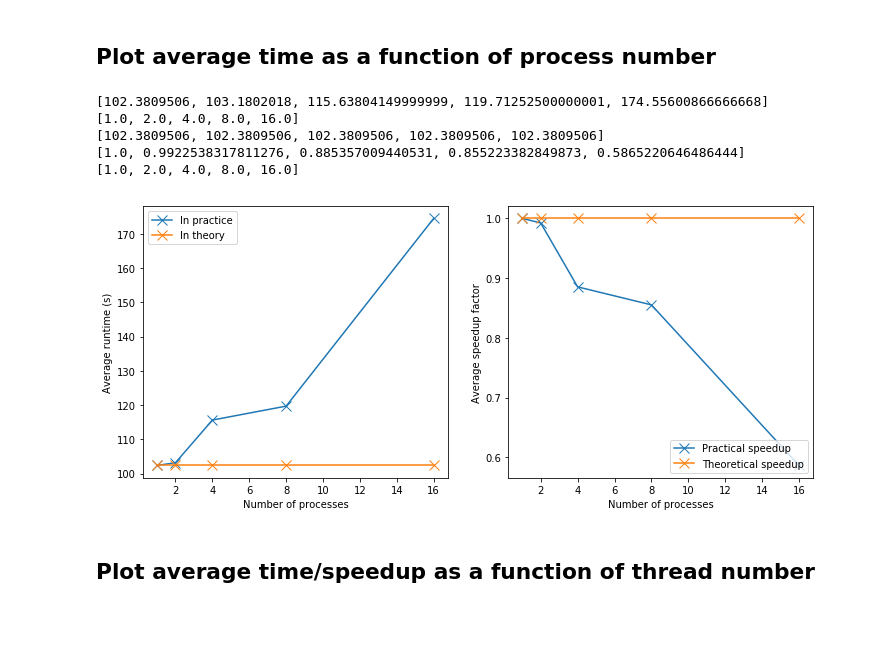
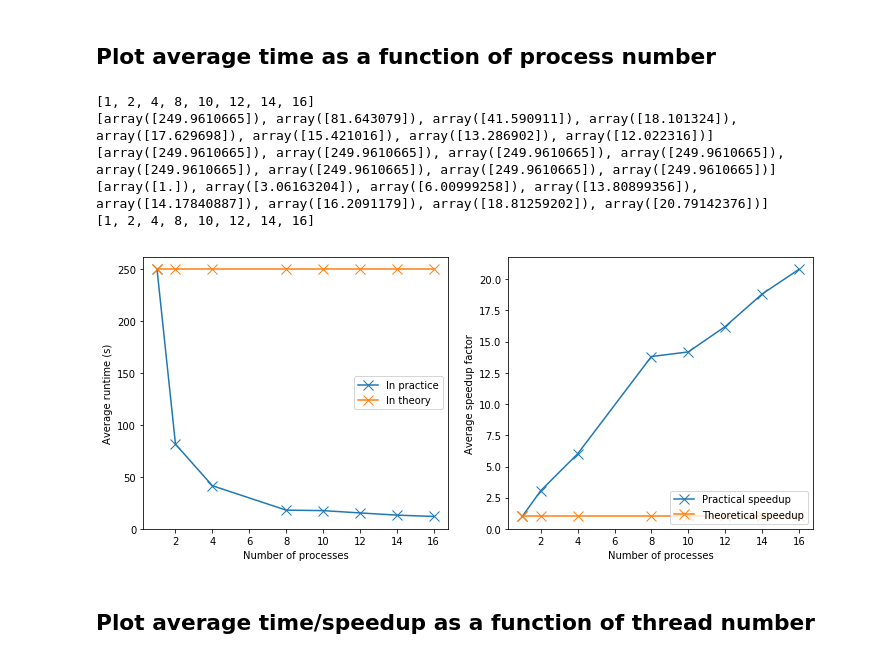
Before and after one commit to tcrasset/Wave-propagation, a Jupyter notebook: Scripts/plot.ipynb, the cells around one changed output. Cells and saved outputs as stored; diff of their text form; code cells hidden in the pictures; blank space fills up the shorter version.

Commit message:
Modify weak scaling plot

```diff
--- a/Scripts/plot.ipynb
+++ b/Scripts/plot.ipynb
@@ -328,9 +184,9 @@ fig_speedup.savefig("Speedup_threads_processes_detail.svg")
 # %% [markdown]
 # Weak scaling
 # %%
-directory = "/home/tom/Documents/Uliege/Master2/HPC/Project2/Report/stats/weakscaling/process"
+directory = "/home/tom/Documents/Uliege/Master2/HPC/Project2/Report/stats/weakscaling/"
 
-files = [filename for filename in os.listdir(directory) if filename.startswith("statistics_for_weakscaling")]
+files = [filename for filename in os.listdir(directory) if filename.startswith("statistics_explicit_weakscaling")]
 
 
 all_dataframes = []
@@ -344,6 +200,6 @@ for f in files:
 pd.set_option('display.max_rows', 1000)
 combined_df = pd.concat(all_dataframes)
 combined_df = combined_df.dropna()
-combined_df
+combined_df.sort_values(by=['Number of processes', 'Number of threads'])
 # %% [output]
 |  | Scheme | Process number | Number of processes | Number of threads | Time per process | DeltaX | DeltaY | ... |
@@ -366,4 +222,4 @@ combined_df
 # %%
-groupby_df = combined_df.groupby(['Number of processes','Number of threads']).mean().reset_index()
-groupby_df
+groupby_df = combined_df.groupby(['Number of processes','Number of threads']).median().reset_index()
+groupby_df.sort_values(by=['Number of processes', 'Number of threads'])
 # %% [output]
@@ -381,48 +247,47 @@ fig, (ax1, ax2) = plt.subplots(1,2, figsize=(12,5))
 
 meanTimePerNbThreads = []
 theoreticalMeanTime = []
-for index,i in enumerate(groupby_df['Number of processes'].unique()):
-    meanTimePerNbThreads.append(groupby_df[groupby_df['Number of processes'] == i]['Time per process'].mean())
-
+uniqueProcesses = groupby_df['Number of processes'].unique()
+for index,i in enumerate(uniqueProcesses):
+    condition = (groupby_df['Number of processes'] == i) & (groupby_df['Number of threads'] == 1)
+    meanTimePerNbThreads.append(groupby_df[condition]['Time per process'].values)
 meanTimePerNbThreads
 
 
-# # plt.scatter(df.N.unique(), meanTimePerN, marker='x')
-meanTime = [x for y, x in sorted(zip(groupby_df['Number of processes'].unique(), meanTimePerNbThreads))]
+meanTime = [x for y, x in sorted(zip(uniqueProcesses, meanTimePerNbThreads))]
+nbProcess = sorted(uniqueProcesses)
+print(nbProcess)
 print(meanTime)
-# print(meanTime)
-nbProcess = sorted(groupby_df['Number of processes'].unique())
-print(nbProcess)
 ax1.plot(nbProcess, meanTime, marker='x',markersize=10)
 
 theoreticalMeanTime = [meanTime[0]] * len(nbProcess)
 
 print(theoreticalMeanTime)
 ax1.plot(nbProcess, theoreticalMeanTime, marker='x',markersize=10)
 ax1.set(ylabel="Average runtime (s)",xlabel="Number of processes")
 ax1.legend(["In practice","In theory"],loc='best')
 
 # Plot speedup factor as a function of process number
 speedUp = []
 theoreticalSpeedUp = []
 for i in range(0,len(meanTime)):
     speedUp.append(meanTime[0]/meanTime[i])
     theoreticalSpeedUp.append(meanTime[0]/meanTime[i])
 print(speedUp)
 print(nbProcess)
 ax2.plot(nbProcess, speedUp, marker='x',markersize=10)
 ax2.plot(nbProcess, [1]*len(nbProcess), marker='x',markersize=10)
 ax2.set(ylabel="Average speedup factor", xlabel="Number of processes")
 ax2.legend(["Practical speedup", "Theoretical speedup"], loc  ='lower right')
 
 fig.savefig("Weakscaling_processes_runtime_speedup.svg")
 # %% [output]
-[102.3809506, 103.1802018, 115.63804149999999, 119.71252500000001, 174.55600866666668]
-[1.0, 2.0, 4.0, 8.0, 16.0]
-[102.3809506, 102.3809506, 102.3809506, 102.3809506, 102.3809506]
-[1.0, 0.9922538317811276, 0.885357009440531, 0.855223382849873, 0.5865220646486444]
-[1.0, 2.0, 4.0, 8.0, 16.0]
+[1, 2, 4, 8, 10, 12, 14, 16]
+[array([249.9610665]), array([81.643079]), array([41.590911]), array([18.101324]), array([17.629698]), array([15.421016]), array([13.286902]), array([12.022316])]
+[array([249.9610665]), array([249.9610665]), array([249.9610665]), array([249.9610665]), array([249.9610665]), array([249.9610665]), array([249.9610665]), array([249.9610665])]
+[array([1.]), array([3.06163204]), array([6.00999258]), array([13.80899356]), array([14.17840887]), array([16.2091179]), array([18.81259202]), array([20.79142376])]
+[1, 2, 4, 8, 10, 12, 14, 16]
-[figure, old version]
+[figure, new version]
 # %% [markdown]
 ## Plot average time/speedup as a function of thread number
 # %%
```
Also changed, not shown: parts of 8 cells of this notebook.
